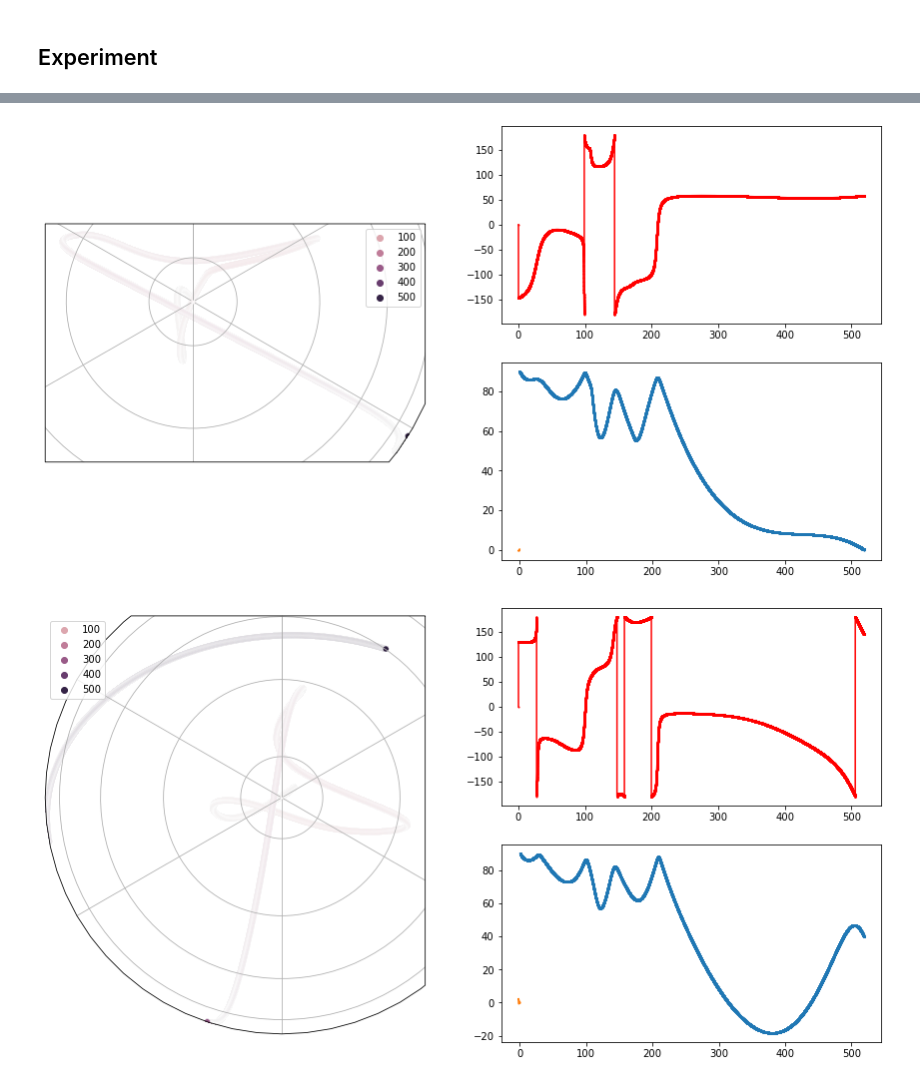
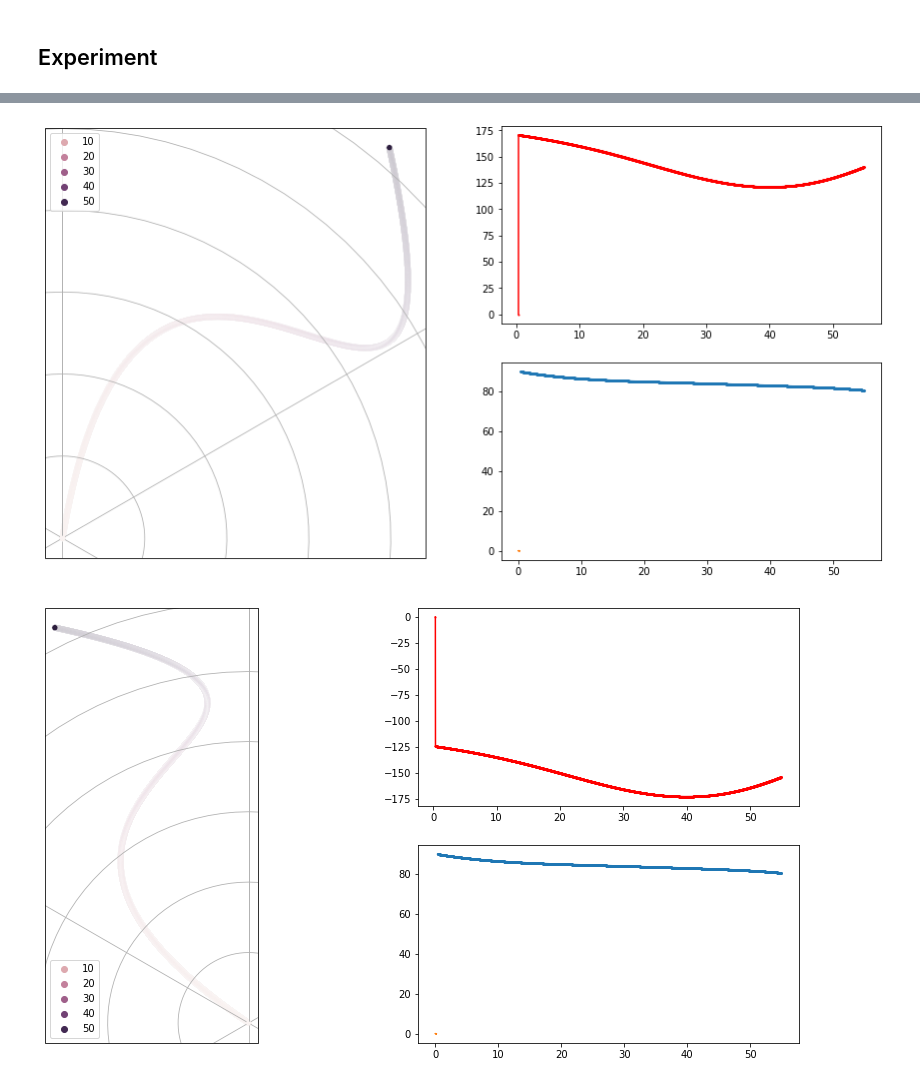
Before and after one commit to PolarWandering/PaleoStats, a Jupyter notebook: Spherical_Splines.ipynb, the cells around one changed output, grey strips where cells are left out. Saved outputs shown, nothing was run; the diff lists cells and outputs as text; code cells hidden in the pictures.

Commit message:
example with real data

```diff
--- a/Spherical_Splines.ipynb
+++ b/Spherical_Splines.ipynb
@@ -22,3 +22,11 @@ plt.rcParams["figure.figsize"] = (15, 20)
 from utils.geometry import cartesian2spherical, spherical2cartesian
 # %% [markdown]
 As an example, we are going to use the same example the authors use in the paper. Something that is not clear is what to do with points with same age. Traditional splines methods don't allow to use more than one data point per same age/dependent variable.
+# %%
+df = pd.read_csv('data/df_pole_compilation_by_study.csv', encoding="cp1254")
+df['Time'] = df['mean_age']
+df['Lat'] = - df['Plat'] # reverse latitude to coincide with north pole following the defaul to Jupp
+df['Lon'] = df['Plon']
+df = df[['Time', "Lat", 'Lon']]
+#df.loc[df.shape[0]] = [0, 90., 0]
+df
@@ -25,6 +51,5 @@ As an example, we are going to use the same example the authors use in the paper
 # %%
-df = pd.read_csv('data/Jupp-etal-1987_dataset.csv', encoding="cp1254")
-
+#df = pd.read_csv('data/Jupp-etal-1987_dataset.csv', encoding="cp1254")
 # We also manually add a fixed point in the origin of coordinates
 #df.loc[df.shape[0]] = ['Origin', 0, 90., 0]
 #df.at[24, 'Time'] = 470.0
@@ -308,7 +333,7 @@ def roll_curve(times, X, delta_t=0.1):
     # initial conditions
     f = [0,0,1]
     R = np.eye(3)
-    df = [1,0,0]
+    df = [0,1,0]
 
     F[0,:] = f   # The initial potition of the rolling can be chosen arbitratrarialy
     Rotation[0,:,:] = R
@@ -385,8 +410,8 @@ def unroll_points(curve, point_times, D):
 # %% [markdown]
 ## Experiment
 # %%
-n_iter = 4
-smoothing = 0.4
+n_iter = 10
+smoothing = 0.2 #0.2
 precision = 0.001
 
 # We first define a curve with the values we have in the dataset
@@ -418,6 +443,7 @@ for _ in range(n_iter):
 
     ### Unroll points ###
     D_star = unroll_points(curve, df.Time.values, df[['x','y','z']].values)
+    print(D_star[0,:])
     ### Fit Splines ###
     spl_x = UnivariateSpline(df.Time.values, D_star[:,0], k=3, s=smoothing)
 
@@ -430,6 +456,7 @@ for _ in range(n_iter):
     # for some reason this has been done with ones instead of zeros...
     #curve = roll_curve(curve.time_values, np.array([X_, Y_, np.ones(X_.shape[0])]).T)
     print("Rollig the curve")
+    print(X_, Y_)
     curve = roll_curve(curve.time_values, np.array([X_, Y_, np.zeros(X_.shape[0])]).T, delta_t=precision)
 
     all_curves[_] = curve
@@ -448,2 +484,2 @@ Rollig the curve
-[figure, old version]
+[figure, new version]
-[figure, old version]
+[figure, new version]
```
Also changed, not shown: parts of 22 cells of this notebook.
